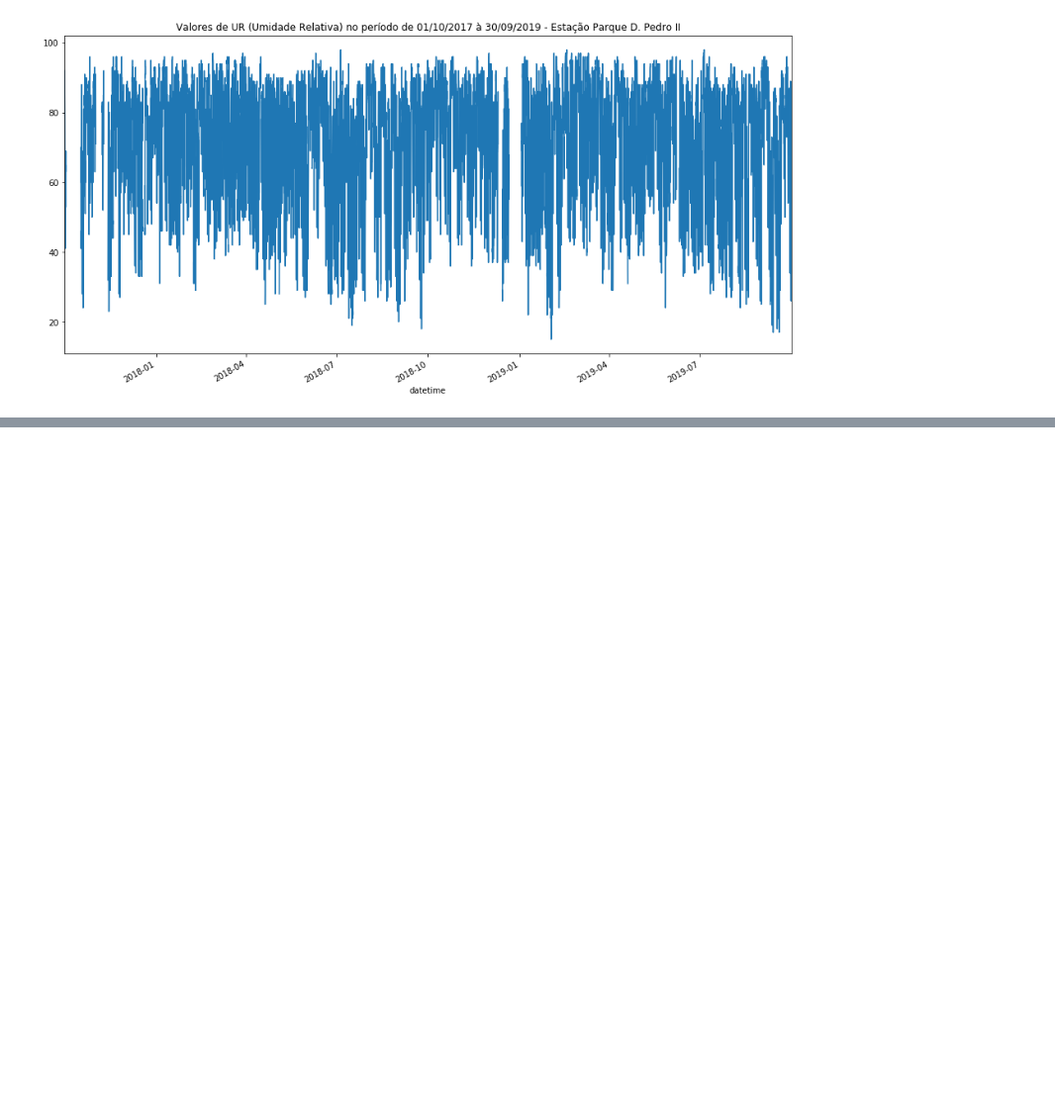
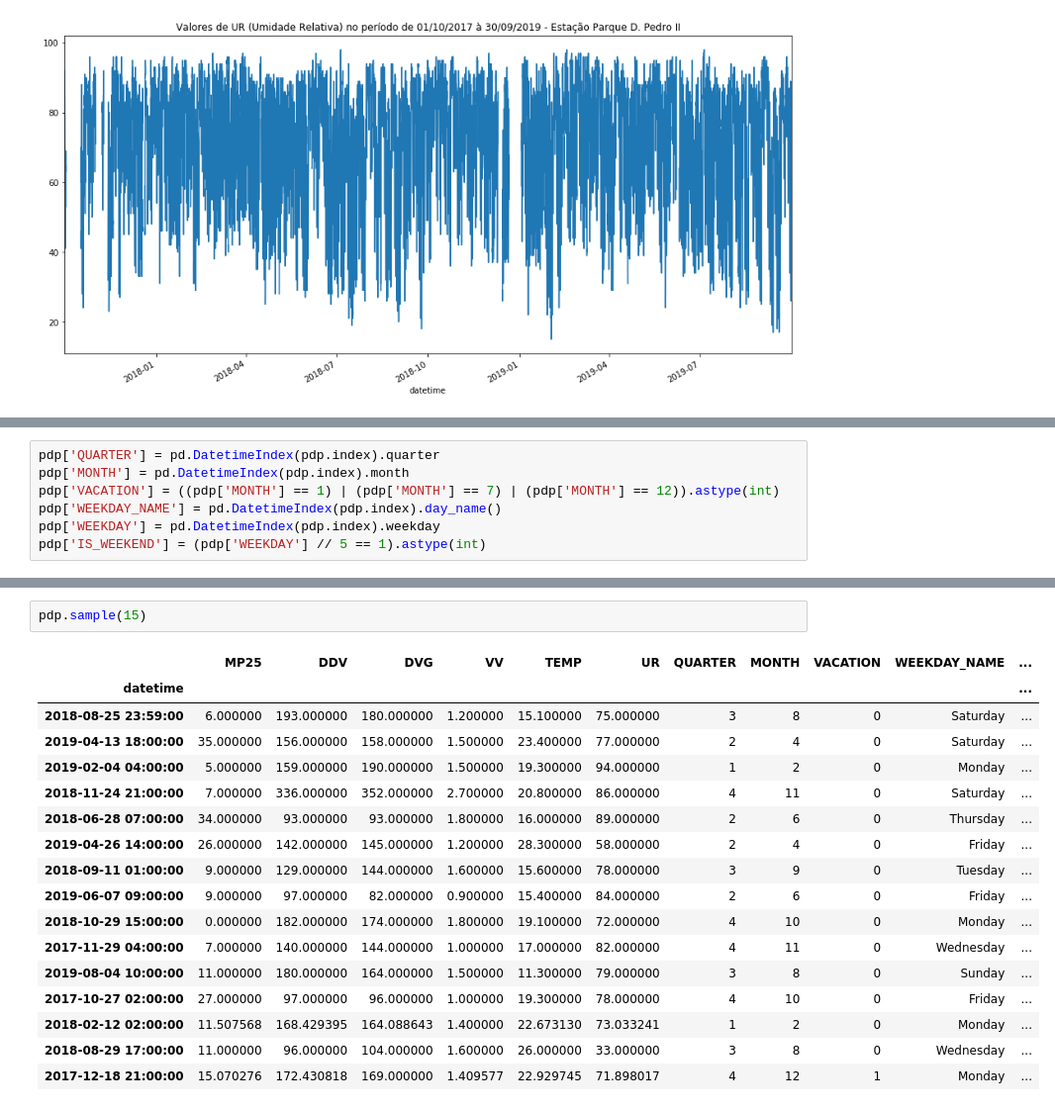
Before and after one commit to rpbenatti/DS-DH-Project, a Jupyter notebook: Projeto-Integrador-Grupo5-RespiroBem.ipynb, the cells around one changed output, grey strips where cells are left out. Shown at 99% size. Drawn from its saved outputs; the diff is of its cells as text; blank space fills up the shorter version.

```diff
--- a/Projeto-Integrador-Grupo5-RespiroBem.ipynb
+++ b/Projeto-Integrador-Grupo5-RespiroBem.ipynb
@@ -555,0 +596,7 @@ for p in params:
+# %%
+pdp['QUARTER'] = pd.DatetimeIndex(pdp.index).quarter
+pdp['MONTH'] = pd.DatetimeIndex(pdp.index).month
+pdp['VACATION'] = ((pdp['MONTH'] == 1) | (pdp['MONTH'] == 7) | (pdp['MONTH'] == 12)).astype(int)
+pdp['WEEKDAY_NAME'] = pd.DatetimeIndex(pdp.index).day_name()
+pdp['WEEKDAY'] = pd.DatetimeIndex(pdp.index).weekday
+pdp['IS_WEEKEND'] = (pdp['WEEKDAY'] // 5 == 1).astype(int)
@@ -555,0 +633,20 @@ for p in params:
+# %%
+pdp.sample(15)
+# %% [output]
+|  | MP25 | DDV | DVG | VV | TEMP | UR | QUARTER | MONTH | VACATION | WEEKDAY_NAME | ... |
+| datetime |  |  |  |  |  |  |  |  |  |  | ... |
+| 2018-08-25 23:59:00 | 6.000000 | 193.000000 | 180.000000 | 1.200000 | 15.100000 | 75.000000 | 3 | 8 | 0 | Saturday | ... |
+| 2019-04-13 18:00:00 | 35.000000 | 156.000000 | 158.000000 | 1.500000 | 23.400000 | 77.000000 | 2 | 4 | 0 | Saturday | ... |
+| 2019-02-04 04:00:00 | 5.000000 | 159.000000 | 190.000000 | 1.500000 | 19.300000 | 94.000000 | 1 | 2 | 0 | Monday | ... |
+| 2018-11-24 21:00:00 | 7.000000 | 336.000000 | 352.000000 | 2.700000 | 20.800000 | 86.000000 | 4 | 11 | 0 | Saturday | ... |
+| 2018-06-28 07:00:00 | 34.000000 | 93.000000 | 93.000000 | 1.800000 | 16.000000 | 89.000000 | 2 | 6 | 0 | Thursday | ... |
+| 2019-04-26 14:00:00 | 26.000000 | 142.000000 | 145.000000 | 1.200000 | 28.300000 | 58.000000 | 2 | 4 | 0 | Friday | ... |
+| 2018-09-11 01:00:00 | 9.000000 | 129.000000 | 144.000000 | 1.600000 | 15.600000 | 78.000000 | 3 | 9 | 0 | Tuesday | ... |
+| 2019-06-07 09:00:00 | 9.000000 | 97.000000 | 82.000000 | 0.900000 | 15.400000 | 84.000000 | 2 | 6 | 0 | Friday | ... |
+| 2018-10-29 15:00:00 | 0.000000 | 182.000000 | 174.000000 | 1.800000 | 19.100000 | 72.000000 | 4 | 10 | 0 | Monday | ... |
+| 2017-11-29 04:00:00 | 7.000000 | 140.000000 | 144.000000 | 1.000000 | 17.000000 | 82.000000 | 4 | 11 | 0 | Wednesday | ... |
+| 2019-08-04 10:00:00 | 11.000000 | 180.000000 | 164.000000 | 1.500000 | 11.300000 | 79.000000 | 3 | 8 | 0 | Sunday | ... |
+| 2017-10-27 02:00:00 | 27.000000 | 97.000000 | 96.000000 | 1.000000 | 19.300000 | 78.000000 | 4 | 10 | 0 | Friday | ... |
+| 2018-02-12 02:00:00 | 11.507568 | 168.429395 | 164.088643 | 1.400000 | 22.673130 | 73.033241 | 1 | 2 | 0 | Monday | ... |
+| 2018-08-29 17:00:00 | 11.000000 | 96.000000 | 104.000000 | 1.600000 | 26.000000 | 33.000000 | 3 | 8 | 0 | Wednesday | ... |
+| 2017-12-18 21:00:00 | 15.070276 | 172.430818 | 169.000000 | 1.409577 | 22.929745 | 71.898017 | 4 | 12 | 1 | Monday | ... |
```
Also changed, not shown: parts of 13 cells of this notebook.
